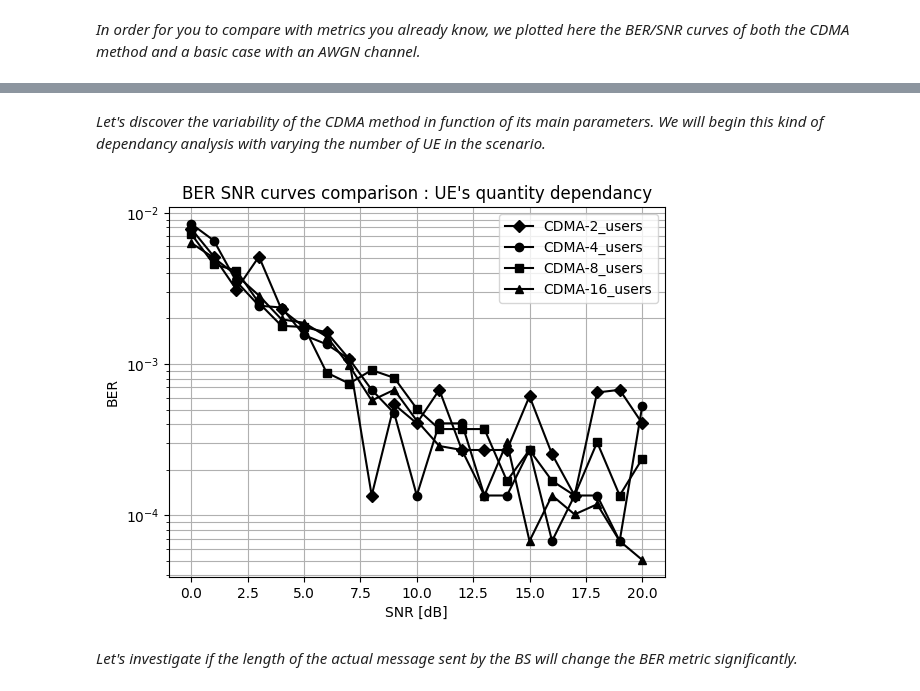
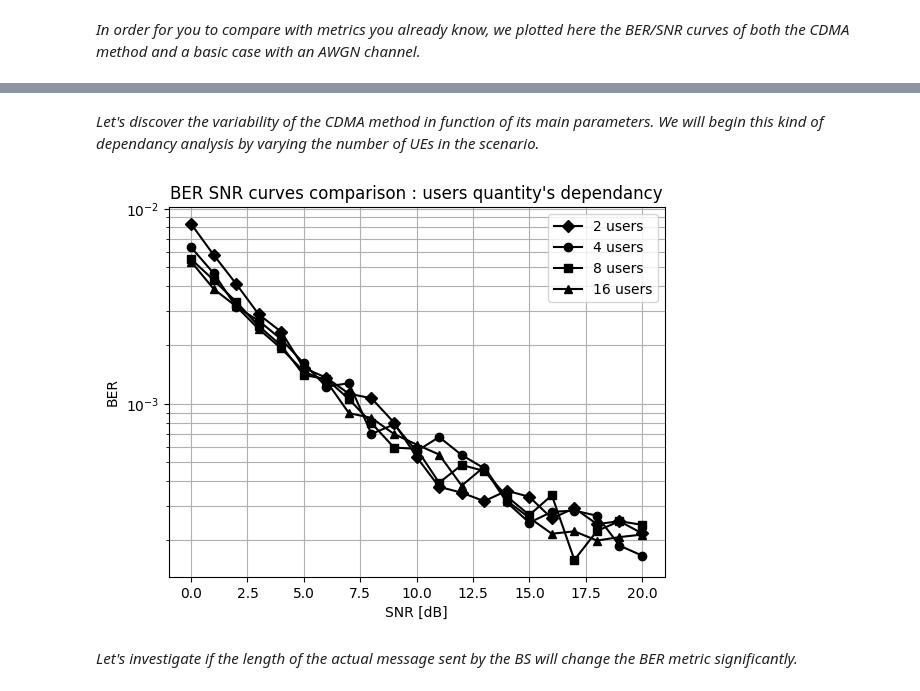
Before and after one commit to BaptisteSambon/LELEC2796-Juju-Baba, a Jupyter notebook: CDMA.ipynb, the cells around one changed output, grey strips where cells are left out. Drawn from its saved outputs; the diff is of its cells as text; code cells hidden in the pictures.

Commit message:
Final update CDMA & readme

```diff
--- a/CDMA.ipynb
+++ b/CDMA.ipynb
@@ -27,13 +17,17 @@ from scipy.special import erfc
 *This is the initialization of the needed parameters as a dictionay named tx_params. Because we are in a perfect CSI case, these informations will be sent from the BS to the UE as a pilot before any communication.*
 # %%
 tx_params = {
-    "nUsers" : 3,               # The number of UE.
+    "nUsers" : 3,               # The number of UEs.
     "powerAllocation_dB" : 0,   # The power allocated to the communication at the BS in dB.
-    "nMessage" : 60,             # The number of bits representing the message to send.
+    "nMessage" : 60,            # The number of bits representing the message to send.
     "nCodeCDMA" : 32,           # The number of bits used for the Walsh-Hadamard codes creation.
     "codes" : [],               # The array containing every created Walsh-Hadamard codes.
     "nGold" : 1024              # The number of bits used for the Gold codes creation.
 }
+
+# The following arrays contain the needed informations in order to simulate the ICI.
+interference_ratio = np.load("data/Interference/ratio_power_interf.npy")
+interference_ratio_obstacles = np.load("data/Interference/ratio_power_interf_obstacles.npy")
 # %% [markdown]
 *In order for you to compare with metrics you already know, we plotted here the BER/SNR curves of both the CDMA method and a basic case with an AWGN channel.*
 # %%
@@ -138,7 +111,7 @@ KeyboardInterrupt:
 # %% [markdown]
-*Let's discover the variability of the CDMA method in function of its main parameters. We will begin this kind of dependancy analysis with varying the number of UE in the scenario.*
+*Let's discover the variability of the CDMA method in function of its main parameters. We will begin this kind of dependancy analysis by varying the number of UEs in the scenario.*
 # %%
-# Varying the number of UE in the scenario.
+# Varying the number of UEs in the scenario.
 UserEquipements = [2, 4, 8, 16]
 
 # Initialization of the to-be-send message as a sionna object.
@@ -146,11 +119,9 @@ binary_source = sionna.utils.BinarySource()
 
 # Some parameters used to loop on the different SNR values and evaluate the BER.
 ebn0 = np.arange(0, 21, 1)
-nb_seq = 1234
+nb_seq = 1000
 alpha = 0
 ber = np.zeros(len(ebn0))
-tendancy = []
-previous_ber = 0
 
 # Crosscorrelation coefficients extracted using the Gold codes to simulate the ICI.
 # xCorrNegative is the negative bound and xCorrPositive the positive one of the coefficients.
@@ -163,8 +134,8 @@ symbols = ["D-", "o-", "s-", "^-"]
 
 for user in range(len(UserEquipements)):
 
-    # Setting up the current number of UE in the tx_params dictionary.
-    tx_params["nMessage"] = UserEquipements[user]
+    # Setting up the current number of UEs in the tx_params dictionary.
+    tx_params["nUsers"] = UserEquipements[user]
 
     for i in range(len(ebn0)):
 
@@ -182,62 +153,53 @@ for user in range(len(UserEquipements)):
             data = binary_source([tx_params["nUsers"], tx_params["nMessage"]]).numpy()
             encoded = utils.CDMA_encode(data, tx_params)
 
-            # This small series of code lines will simulate random data sent by other cells by received by our UE.
-            # IT will be used with the Gold codes to represent the ICI.
-            signalOtherCells = np.zeros(encoded.shape[0])
-            for k in range(encoded.shape[0]):
-                signalOtherCells[k] = random.randint(0, 1)
-            signalOtherCells = utils.Binary2PlusMinusOne(signalOtherCells, int)
-
             # Creating a Rayleigh fading channel and random complex noise.
             h = utils.Rayleigh_canal(alpha, len(encoded))
             n = (1j*np.random.normal(scale=np.sqrt(var_noise/2),size=encoded.shape)
                 + np.random.normal(scale=np.sqrt(var_noise/2),size=encoded.shape))
 
+            # This small series of code lines will simulate random data sent by other cells by received by our UE.
+            # It will be used with the Gold codes to represent the ICI.
+            interferences = 1/np.random.choice(interference_ratio, size=h.shape)
+            possible_values = np.sqrt(2)*np.array([1+1j, -1-1j, 1-1j, -1+1j])
+            signalOtherCells = np.random.choice(possible_values, size=h.shape)
+
             # The received signal expression will thus be the following line.
             # A sum of the encoded data passing through the channel, some random noise and some random interferences.
             # We represent the Gold code action by cancelling the ICI thanks to the crosscorrelation coefficients.
-            received = encoded*h + n + signalOtherCells*(xCorrPositive-xCorrNegative)/tx_params["nGold"]
+            received = encoded*h + n + interferences*signalOtherCells*(xCorrPositive-xCorrNegative)/tx_params["nGold"]
 
             # At the UE, the received data is equalized using MMSE and then decoded with CDMA.
             mmse = utils.MyMMSE(encoded, h, var_noise, received)
             decoded = utils.CDMA_decode(mmse, tx_params)
 
             # Here we use tensorflow and sionna functions to compute the BER metric of the latter decoded signal.
             decoded_tf = tf.convert_to_tensor(decoded)
             decoded_tf = tf.cast(tf.less(0.0, decoded_tf), tf.float32)
             BinarySource = tf.cast(tf.less(0.0, data), tf.float32)
             ber_j = sionna.utils.metrics.compute_ber(BinarySource, decoded_tf)
             ber_i[j] = ber_j.numpy()
 
         # Compute the final BER mean value for a specific SNR.
         ber[i] = np.mean(ber_i)
 
-        # For sake of having a nice plot, if the BER=0 due to numerical computations,
-        # we change its value with the current tendancy.
-        if i>0:
-            tendancy.append(abs(ber[i]-previous_ber))
-        if ber[i]<1e-6:
-            ber[i]=abs(previous_ber-np.mean(tendancy))
-        previous_ber = ber[i]
-
     # A nice plot of the corresponding BER/SNR curve for the current UE.
-    plt.semilogy(ebn0, ber, symbols[user], label="CDMA-"+str(UserEquipements[user])+"_users", color="black")
+    plt.semilogy(ebn0, ber, symbols[user], label=str(UserEquipements[user])+" users", color="black")
 
 plt.xlabel("SNR [dB]")
 plt.ylabel("BER")
 plt.xscale("linear")
 plt.yscale("log")
 plt.grid(which="both")
 plt.legend()
-plt.title("BER SNR curves comparison : UE's quantity dependancy")
-plt.savefig("CDMA-images/MyBERSNRuser.png")
+plt.title("BER SNR curves comparison : users quantity's dependancy")
+plt.savefig("data/CDMA/MyBERSNRuser.pdf")
 plt.show()
 
 # Reset of the initial UE number.
 tx_params["nUsers"] = 3
 # %% [output]
-[figure, old version]
+[figure, new version]
 # %% [markdown]
 *Let's investigate if the length of the actual message sent by the BS will change the BER metric significantly.*
 # %%
```
Also changed, not shown: parts of 13 cells of this notebook, 9 other files.
